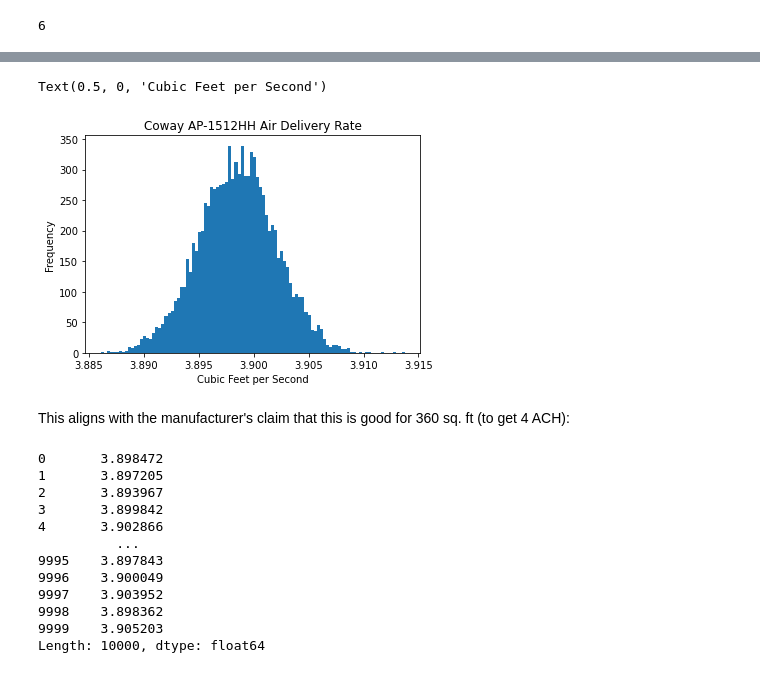
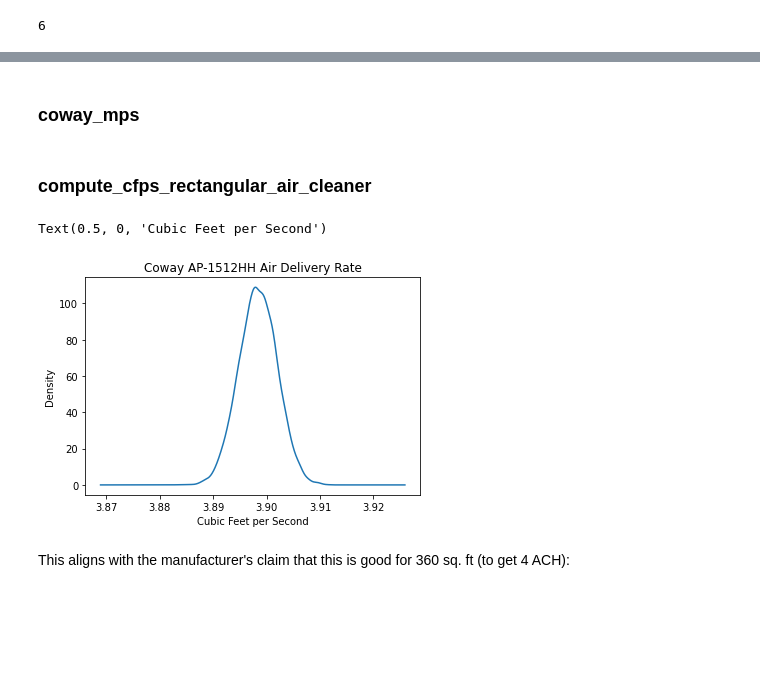
Before and after one commit to Edderic/graphica, a Jupyter notebook: notebooks/air_cleaning_experiments/air_cleaning_experiments.ipynb, the cells around one changed output, grey strips where cells are left out. Cells and saved outputs as stored; diff of their text form; code cells hidden in the pictures; blank space fills up the shorter version.

```diff
--- a/notebooks/air_cleaning_experiments/air_cleaning_experiments.ipynb
+++ b/notebooks/air_cleaning_experiments/air_cleaning_experiments.ipynb
@@ -1214,6 +1204,8 @@ def meters_to_feet(meters):
 # %%
 def inches_to_feet(inches):
     return inches / 12.0
+# %% [markdown]
+### coway_mps
 # %%
 coway_mps = pd.DataFrame(
     [
@@ -1262,35 +1226,53 @@ def compute_cfps_rectangular_air_cleaner(
+# %% [markdown]
+### compute_cfps_rectangular_air_cleaner
+# %%
+
+
+def compute_cfps_rectangular_air_cleaner(
+    num_sub_sections,
+    mps,
+    width_in=4.75,
+    height_in=3.75,
+    num_sims=10000
+):
+    """
+    Parameters:
+        num_sub_sections: integer
+            Number of sub-sections in the rectangular area.
+        mps: float
+            Flow rate in meters per second.
+        total_area: float
+            Total area in square inches.
+        num_sims: integer
+            Number of simulations
+    """
+    total = np.zeros(num_sims)
+    sub_area = inches_to_feet(width_in) * inches_to_feet(height_in) / num_sub_sections
+
+    for i, row in mps.iterrows():
+        total += np.random.normal(
+            meters_to_feet(row['measured_mps']),
+            0.1,
+            size=num_sims
+        ) * sub_area
+
+    return pd.Series(total)
 # %%
 coway_cfps = compute_cfps_rectangular_air_cleaner(
     num_sub_sections = coway_mps.shape[0],
+    mps=coway_mps,
     width_in=4.75,
     height_in=3.75,
 )
 # %%
 fig, ax = plt.subplots()
-coway_cfps.plot.hist(
-    bins=100,
+coway_cfps.plot.kde(
     ax=ax
 )
 ax.set_title("Coway AP-1512HH Air Delivery Rate")
 ax.set_xlabel("Cubic Feet per Second")
 # %% [output]
 Text(0.5, 0, 'Cubic Feet per Second')
-[figure, old version]
+[figure, new version]
 # %% [markdown]
 This aligns with the manufacturer's claim that this is good for 360 sq. ft (to get 4 ACH):
-# %%
-
-coway_cfps * 3600 / (360 * 10)
-# %% [output]
-0       3.898472
-1       3.897205
-2       3.893967
-3       3.899842
-4       3.902866
-          ...
-9995    3.897843
-9996    3.900049
-9997    3.903952
-9998    3.898362
-9999    3.905203
-Length: 10000, dtype: float64
```
Also changed, not shown: parts of 61 cells of this notebook.
